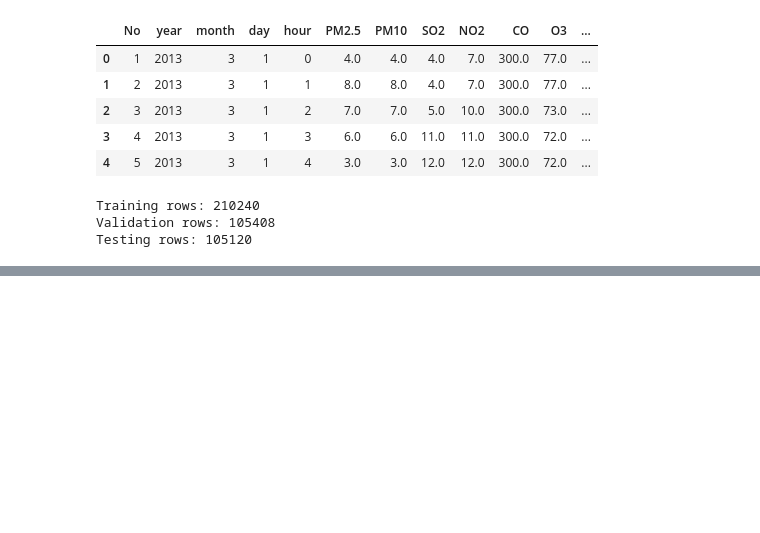
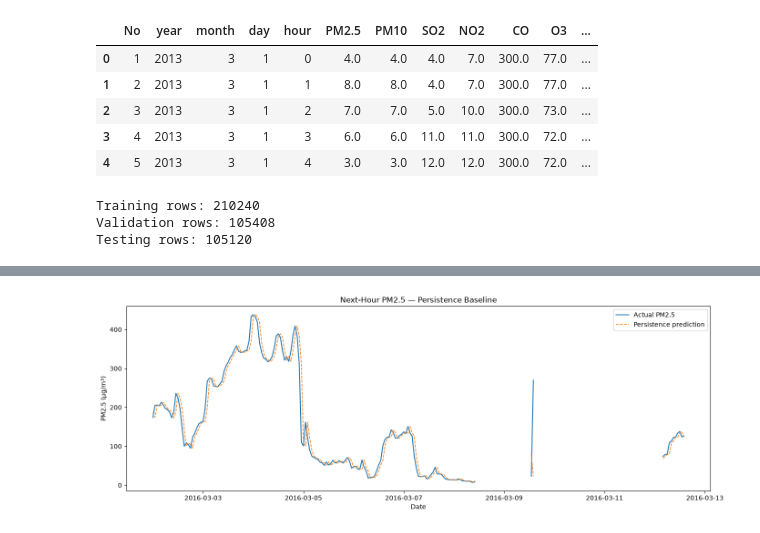
Before and after one commit to shbnm93/air-quality-retrieval-ai, a Jupyter notebook: notebooks/02_forecasting_preparation.ipynb, the cells around one changed output, grey strips where cells are left out. Drawn from its saved outputs; the diff is of its cells as text; code cells hidden in the pictures; blank space fills up the shorter version.

Commit message:
Add forecasting windows and persistence baseline evaluation

```diff
--- a/notebooks/02_forecasting_preparation.ipynb
+++ b/notebooks/02_forecasting_preparation.ipynb
@@ -71,0 +181,13 @@ Testing rows: 105120
+# %%
+import numpy as np
+
+# Persistence: predict the last observed value
+y_pred_train = X_train[:, -1]
+y_pred_val = X_val[:, -1]
+y_pred_test = X_test[:, -1]
+
+print("First five predictions:")
+print(y_pred_test[:5])
+
+print("\nFirst five actual values:")
+print(y_test[:5])
@@ -71,0 +236,56 @@ Testing rows: 105120
+# %%
+import pandas as pd
+import matplotlib.pyplot as plt
+
+station_name = "Aotizhongxin"
+
+mask = stations_test == station_name
+
+plot_df = pd.DataFrame({
+    "datetime": pd.to_datetime(times_test[mask]),
+    "actual": y_test[mask],
+    "predicted": y_pred_test[mask]
+})
+
+# Take the first 168 valid prediction samples
+plot_df = (
+    plot_df.sort_values("datetime")
+    .head(168)
+    .set_index("datetime")
+)
+
+# Reindex to the complete hourly timeline.
+# Missing timestamps become NaN, creating line breaks.
+hourly_index = pd.date_range(
+    start=plot_df.index.min(),
+    end=plot_df.index.max(),
+    freq="h"
+)
+
+plot_df = plot_df.reindex(hourly_index)
+
+plt.figure(figsize=(14, 5))
+
+plt.plot(
+    plot_df.index,
+    plot_df["actual"],
+    label="Actual PM2.5",
+    linewidth=1.5
+)
+
+plt.plot(
+    plot_df.index,
+    plot_df["predicted"],
+    label="Persistence prediction",
+    linestyle="--",
+    linewidth=1.2
+)
+
+plt.title("Next-Hour PM2.5 — Persistence Baseline")
+plt.xlabel("Date")
+plt.ylabel("PM2.5 (µg/m³)")
+plt.legend()
+plt.tight_layout()
+plt.show()
+# %% [output]
+[figure, added]
```
Also changed, not shown: parts of 13 cells of this notebook, 1 other file.
